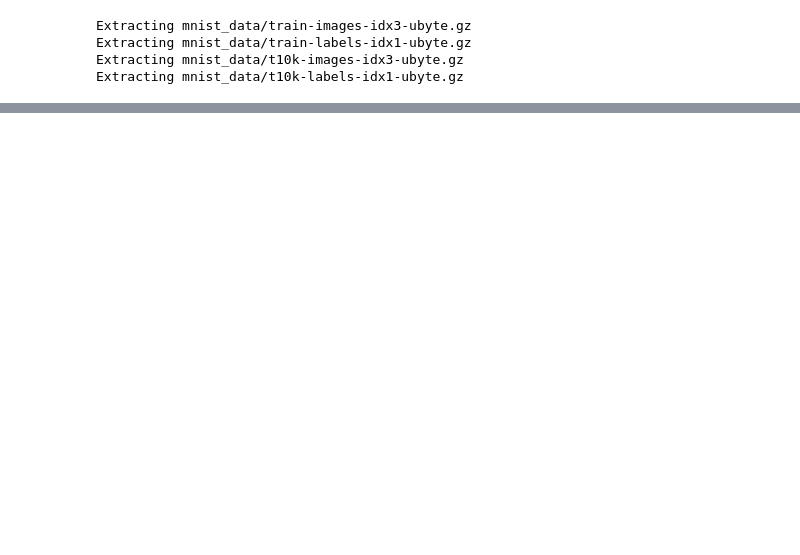
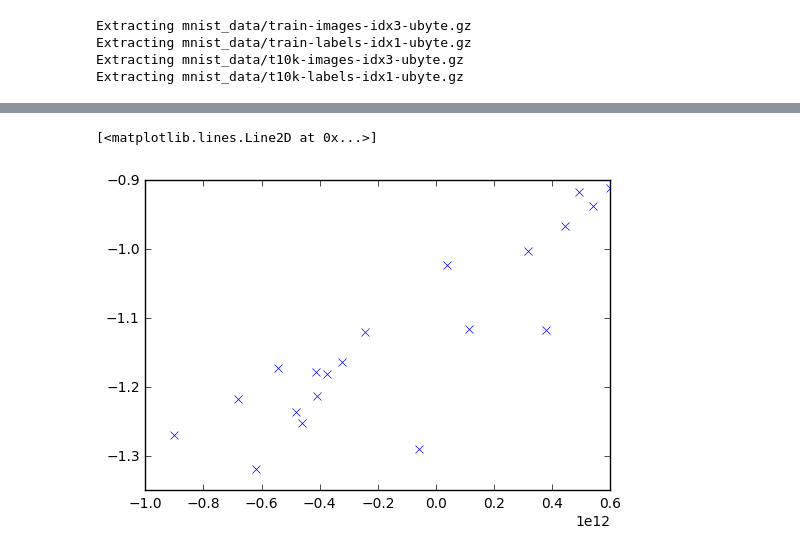
Before and after one commit to cgel/deep_quad, a Jupyter notebook: test_loss_influence_functions.ipynb, the cells around one changed output, grey strips where cells are left out. Saved outputs shown, nothing was run; the diff lists cells and outputs as text; code cells hidden in the pictures; blank space fills up the shorter version.

```diff
--- a/test_loss_influence_functions.ipynb
+++ b/test_loss_influence_functions.ipynb
@@ -215,0 +185,5 @@ for i in range(len(influence_acc)):
+# %%
+plt.plot(s_infs, s_d_losses, "x")
+# %% [output]
+[<matplotlib.lines.Line2D at 0x...>]
+[figure, added]
```
Also changed, not shown: parts of 27 cells of this notebook.
